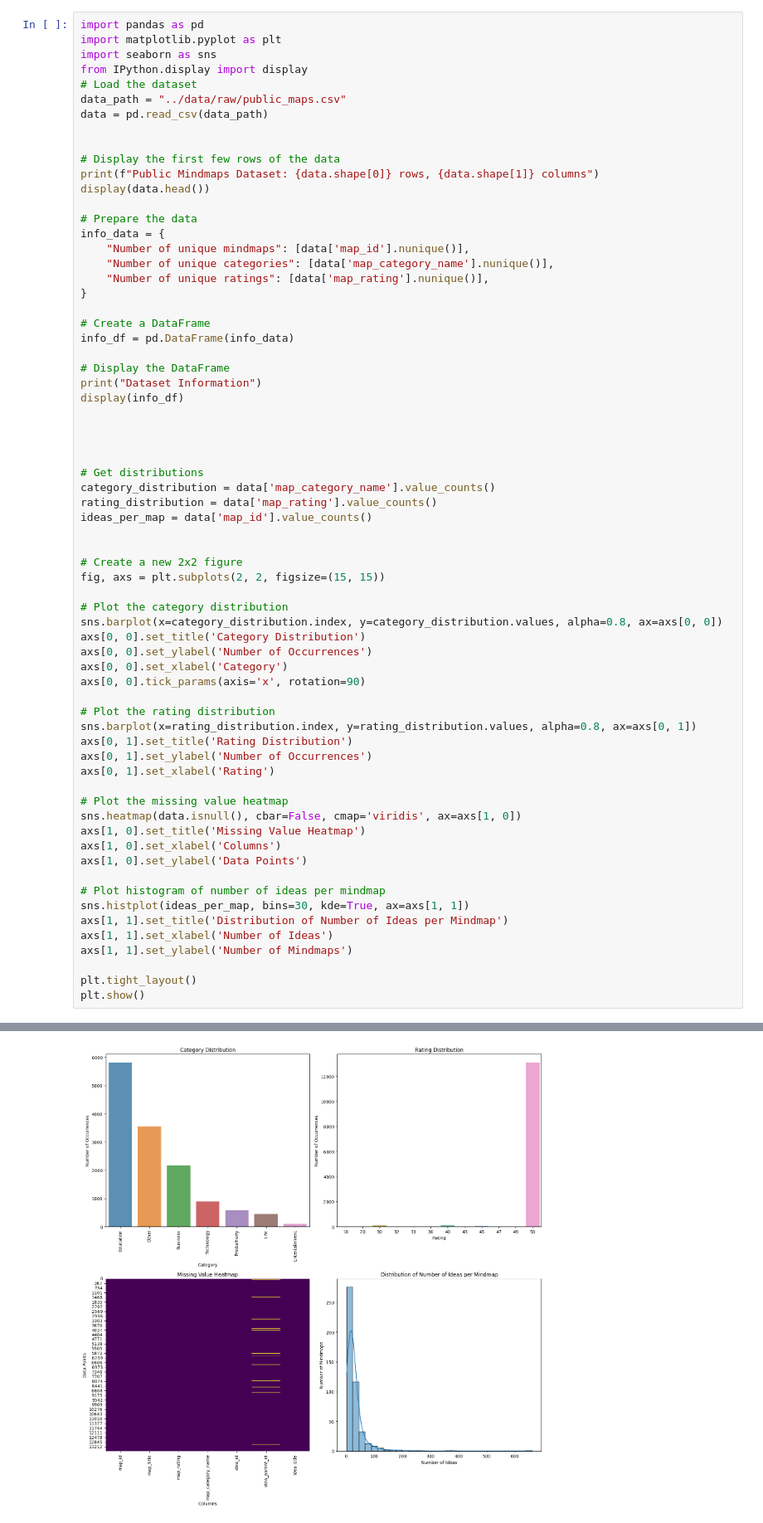
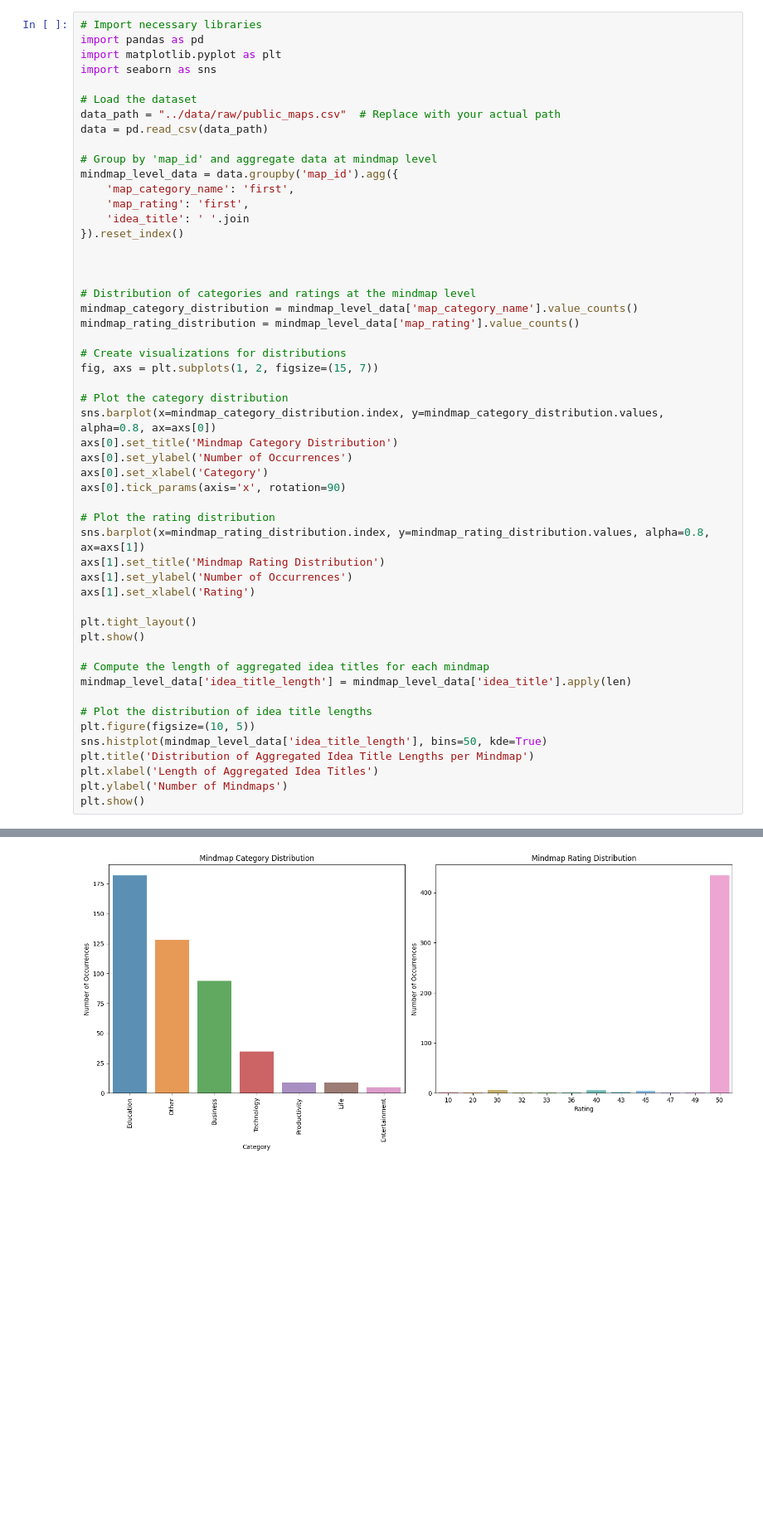
Before and after one commit to Maggodbz/GraphClassification, a Jupyter notebook: notebooks/explore.ipynb, the cells around one changed output, grey strips where cells are left out. Shown: that part at 83% size. Drawn from its saved outputs; the diff is of its cells as text; blank space fills up the shorter version.

Commit message:
changeGraph

```diff
--- a/notebooks/explore.ipynb
+++ b/notebooks/explore.ipynb
@@ -1,68 +1,53 @@
 # %%
+# Import necessary libraries
 import pandas as pd
 import matplotlib.pyplot as plt
 import seaborn as sns
-from IPython.display import display
+
 # Load the dataset
-data_path = "../data/raw/public_maps.csv"
+data_path = "../data/raw/public_maps.csv"  # Replace with your actual path
 data = pd.read_csv(data_path)
 
-
-# Display the first few rows of the data
-print(f"Public Mindmaps Dataset: {data.shape[0]} rows, {data.shape[1]} columns")
-display(data.head())
-
-# Prepare the data
-info_data = {
-    "Number of unique mindmaps": [data['map_id'].nunique()],
-    "Number of unique categories": [data['map_category_name'].nunique()],
-    "Number of unique ratings": [data['map_rating'].nunique()],
-}
-
-# Create a DataFrame
-info_df = pd.DataFrame(info_data)
-
-# Display the DataFrame
-print("Dataset Information")
-display(info_df)
+# Group by 'map_id' and aggregate data at mindmap level
+mindmap_level_data = data.groupby('map_id').agg({
+    'map_category_name': 'first',
+    'map_rating': 'first',
+    'idea_title': ' '.join
+}).reset_index()
 
 
 
+# Distribution of categories and ratings at the mindmap level
+mindmap_category_distribution = mindmap_level_data['map_category_name'].value_counts()
+mindmap_rating_distribution = mindmap_level_data['map_rating'].value_counts()
 
-# Get distributions
-category_distribution = data['map_category_name'].value_counts()
-rating_distribution = data['map_rating'].value_counts()
-ideas_per_map = data['map_id'].value_counts()
-
-
-# Create a new 2x2 figure
-fig, axs = plt.subplots(2, 2, figsize=(15, 15))
+# Create visualizations for distributions
+fig, axs = plt.subplots(1, 2, figsize=(15, 7))
 
 # Plot the category distribution
-sns.barplot(x=category_distribution.index, y=category_distribution.values, alpha=0.8, ax=axs[0, 0])
-axs[0, 0].set_title('Category Distribution')
-axs[0, 0].set_ylabel('Number of Occurrences')
-axs[0, 0].set_xlabel('Category')
-axs[0, 0].tick_params(axis='x', rotation=90)
+sns.barplot(x=mindmap_category_distribution.index, y=mindmap_category_distribution.values, alpha=0.8, ax=axs[0])
+axs[0].set_title('Mindmap Category Distribution')
+axs[0].set_ylabel('Number of Occurrences')
+axs[0].set_xlabel('Category')
+axs[0].tick_params(axis='x', rotation=90)
 
 # Plot the rating distribution
-sns.barplot(x=rating_distribution.index, y=rating_distribution.values, alpha=0.8, ax=axs[0, 1])
-axs[0, 1].set_title('Rating Distribution')
-axs[0, 1].set_ylabel('Number of Occurrences')
-axs[0, 1].set_xlabel('Rating')
-
-# Plot the missing value heatmap
-sns.heatmap(data.isnull(), cbar=False, cmap='viridis', ax=axs[1, 0])
-axs[1, 0].set_title('Missing Value Heatmap')
-axs[1, 0].set_xlabel('Columns')
-axs[1, 0].set_ylabel('Data Points')
-
-# Plot histogram of number of ideas per mindmap
-sns.histplot(ideas_per_map, bins=30, kde=True, ax=axs[1, 1])
-axs[1, 1].set_title('Distribution of Number of Ideas per Mindmap')
-axs[1, 1].set_xlabel('Number of Ideas')
-axs[1, 1].set_ylabel('Number of Mindmaps')
+sns.barplot(x=mindmap_rating_distribution.index, y=mindmap_rating_distribution.values, alpha=0.8, ax=axs[1])
+axs[1].set_title('Mindmap Rating Distribution')
+axs[1].set_ylabel('Number of Occurrences')
+axs[1].set_xlabel('Rating')
 
 plt.tight_layout()
 plt.show()
+
+# Compute the length of aggregated idea titles for each mindmap
+mindmap_level_data['idea_title_length'] = mindmap_level_data['idea_title'].apply(len)
+
+# Plot the distribution of idea title lengths
+plt.figure(figsize=(10, 5))
+sns.histplot(mindmap_level_data['idea_title_length'], bins=50, kde=True)
+plt.title('Distribution of Aggregated Idea Title Lengths per Mindmap')
+plt.xlabel('Length of Aggregated Idea Titles')
+plt.ylabel('Number of Mindmaps')
+plt.show()
 # %% [output]
@@ -79 +54 @@ Dataset Information
-[figure, old version]
+[figure, new version]
```
Also changed, not shown: parts of 1 cell of this notebook, 14 other files.
